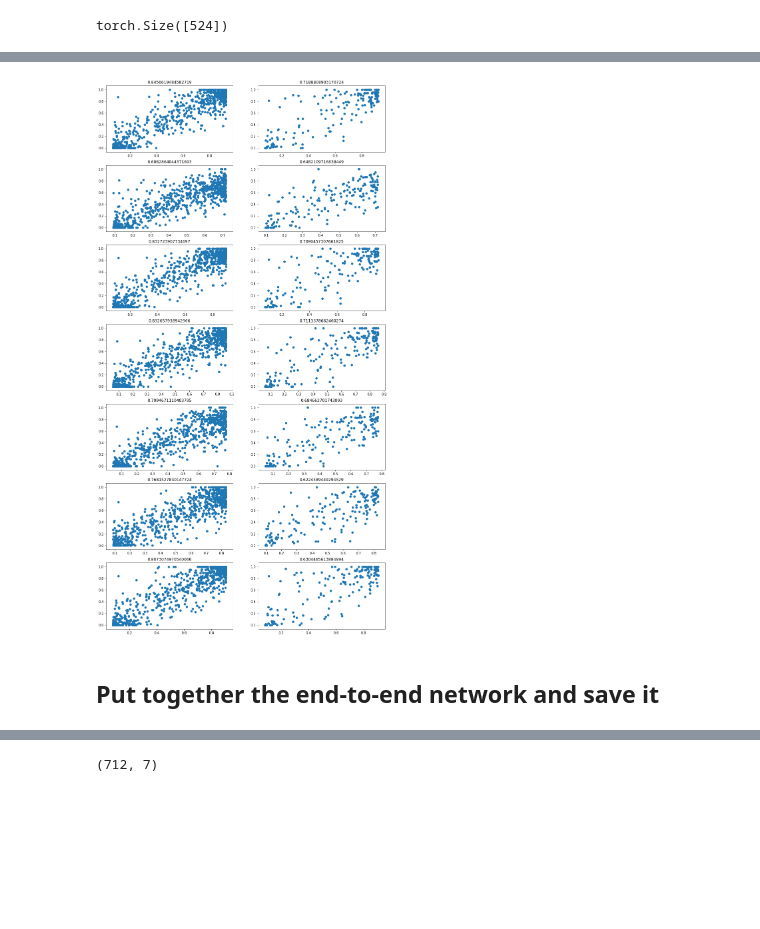
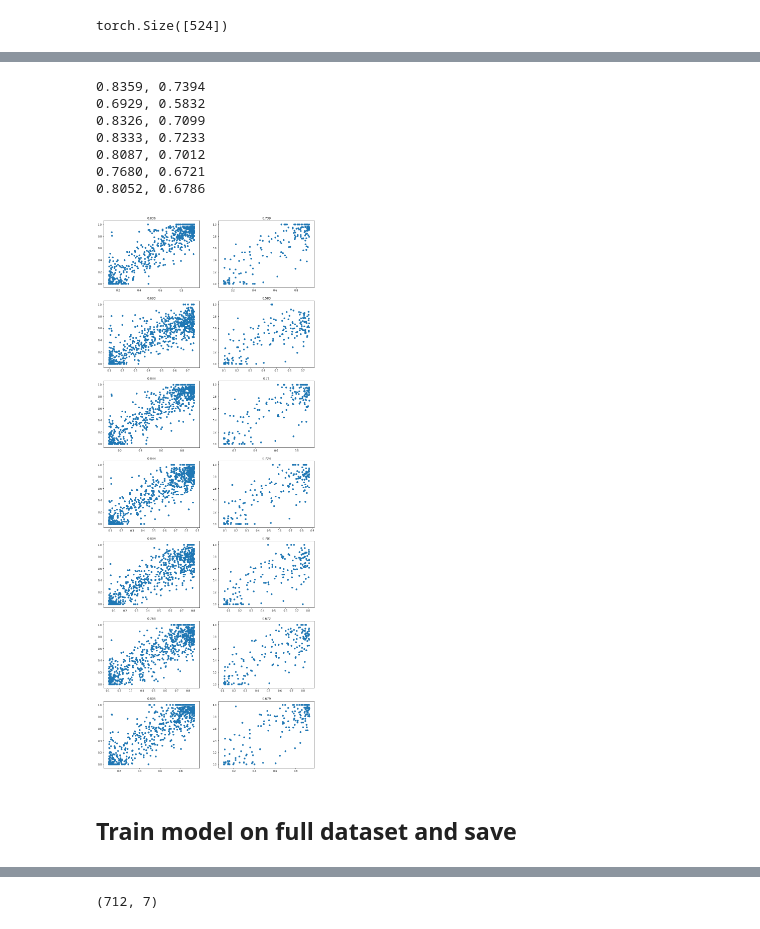
Before and after one commit to kylecshan/xplore_idm, a Jupyter notebook: train_predictor_multiple.ipynb, the cells around one changed output, grey strips where cells are left out. Drawn from its saved outputs; the diff is of its cells as text; code cells hidden in the pictures; blank space fills up the shorter version.

```diff
--- a/train_predictor_multiple.ipynb
+++ b/train_predictor_multiple.ipynb
@@ -130,7 +131,7 @@ def train_model(model, dataloader, optimizer, scheduler, num_epochs=4, test_load
             # statistics
             running_loss += loss.item() * x.size(0)
 
-        epoch_loss = running_loss / len(dtrain)
+        epoch_loss = running_loss / len(dataloader.dataset)
         if epoch % print_every == 0:
             print('Training loss: {:.4f}; '.format(epoch_loss), end='')
 
@@ -149,12 +150,15 @@ def train_model(model, dataloader, optimizer, scheduler, num_epochs=4, test_load
                     loss = torch.mean(criterion(outputs, y) * wt[:, None])
 
                 test_loss += loss.item() * x.size(0)
-        test_loss /= len(dtest)
-#         if test_loss < best_test_loss:
-#             best_test_loss = test_loss
-#             best_model = model.state_dict()
+            test_loss /= len(dtest)
+    #         if test_loss < best_test_loss:
+    #             best_test_loss = test_loss
+    #             best_model = model.state_dict()
+            if epoch % print_every == 0:
+                print('Test loss: {:.4f}'.format(test_loss), end='')
+
         if epoch % print_every == 0:
-            print('Test loss: {:.4f}'.format(test_loss))
+            print()
 
 #     model.load_state_dict(best_model)
     return model
@@ -206,26 +210,34 @@ Epoch 500/500: Training loss: 0.4827; Test loss: 0.5188
 # %%
 from sklearn.metrics import r2_score
 import matplotlib.pyplot as plt
 
 with torch.no_grad():
     split = [dtrain.indices, dtest.indices]
     tensor_inputs = [extracted_features[x, :n_features].to(device) for x in split]
     weights = [extracted_features[x, n_features+11] for x in split]
 
     targets = [extracted_features[x, :].numpy() for x in split]
     targets = [x[:, idx_vac] for x in targets]
     preds = [torch.sigmoid(predictor(x)).cpu().numpy() for x in tensor_inputs]
 
-f, axs = plt.subplots(len(vaccs), 2, figsize=(15,30))
+f, axs = plt.subplots(len(vaccs), 2, figsize=(15,40))
 for i in range(len(vaccs)):
     r2s = [r2_score(y[:,i], pred[:,i], sample_weight=wt)
            for y, pred, wt in zip(targets, preds, weights)]
 #     r2s = [r2_score(y[:,i], pred[:,i]) for y, pred in zip(targets, preds)]
     axs[i,0].scatter(preds[0][:,i], targets[0][:,i])
-    axs[i,0].set_title(r2s[0])
+    axs[i,0].set_title(np.round(r2s[0],3))
     axs[i,1].scatter(preds[1][:,i], targets[1][:,i])
-    axs[i,1].set_title(r2s[1])
+    axs[i,1].set_title(np.round(r2s[1],3))
+    print('%.4f, %.4f' % (r2s[0], r2s[1]))
 # %% [output]
+0.8359, 0.7394
+0.6929, 0.5832
+0.8326, 0.7099
+0.8333, 0.7233
+0.8087, 0.7012
+0.7680, 0.6721
+0.8052, 0.6786
-[figure, old version]
+[figure, new version]
-# %% [markdown]
-## Put together the end-to-end network and save it
+# %% [markdown]
+## Train model on full dataset and save
```
Also changed, not shown: parts of 4 cells of this notebook, 14 other files.
